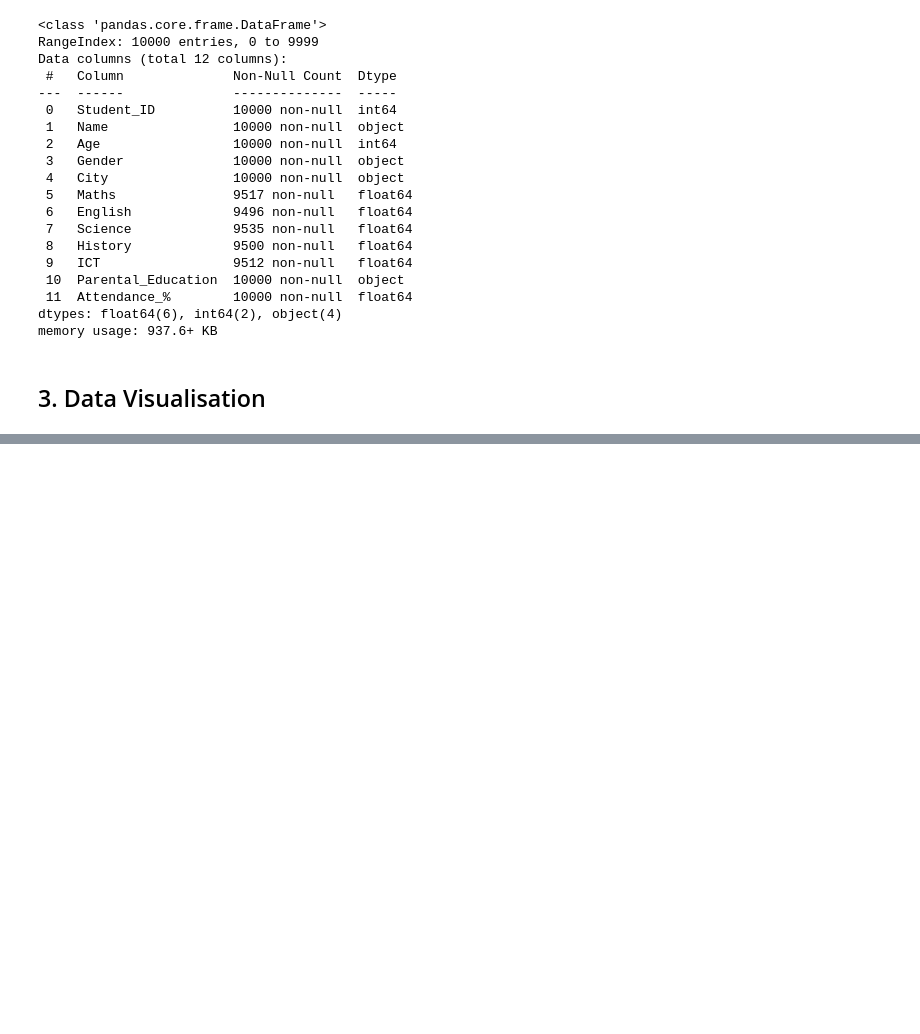
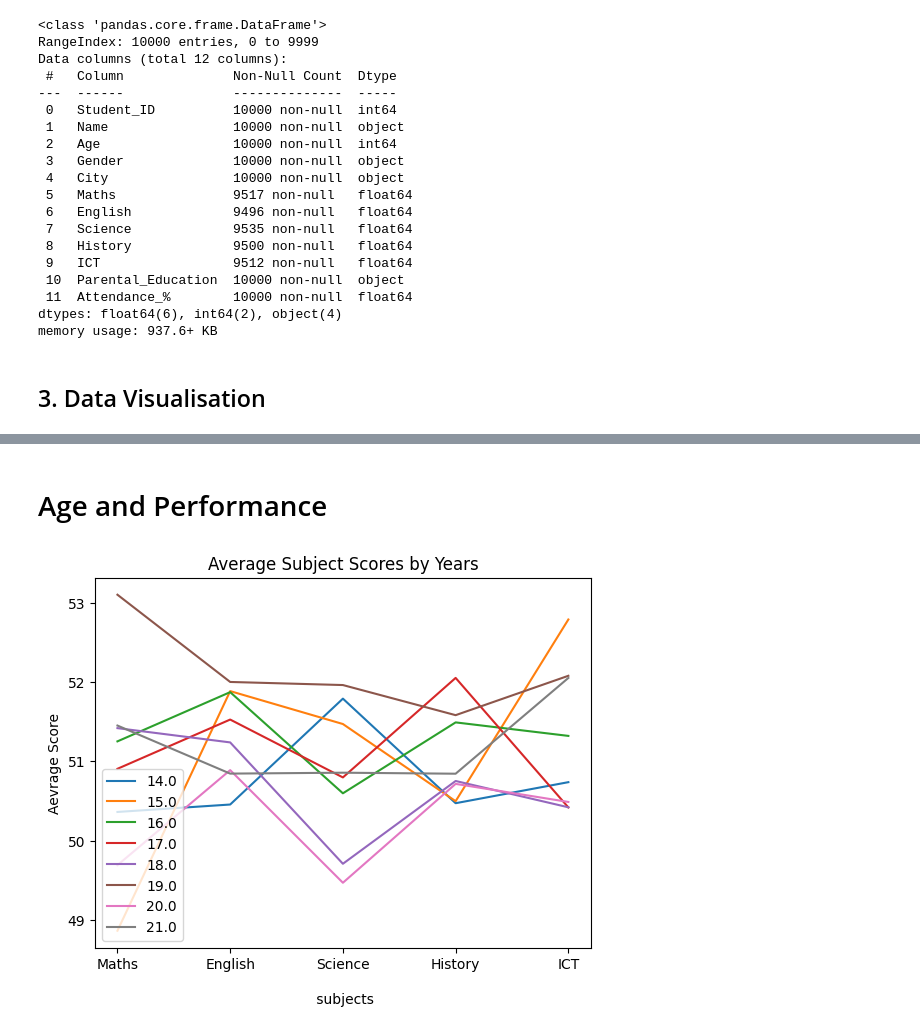
Before and after one commit to Kalungup/student-performance-analytics, a Jupyter notebook: Student_Performance _ Analytics.ipynb, the cells around one changed output, grey strips where cells are left out. Cells and saved outputs as stored; diff of their text form; code cells hidden in the pictures; blank space fills up the shorter version.

```diff
--- a/Student_Performance _ Analytics.ipynb
+++ b/Student_Performance _ Analytics.ipynb
@@ -304,0 +305,17 @@ plt.show()
+# %% [markdown]
+# Age and Performance
+# %%
+subjects = ['Maths','English','Science','History','ICT']
+Group_by_years = df.groupby('Age')[subjects].mean()
+
+for years in Group_by_years.index:
+    plt.plot(subjects, Group_by_years.loc[years], label=years)
+
+
+plt.xlabel('\n subjects')
+plt.ylabel('Aevrage Score')
+plt.title('Average Subject Scores by Years')
+plt.legend()
+plt.show()
+# %% [output]
+[figure, added]
```
Also changed, not shown: parts of 11 cells of this notebook.
